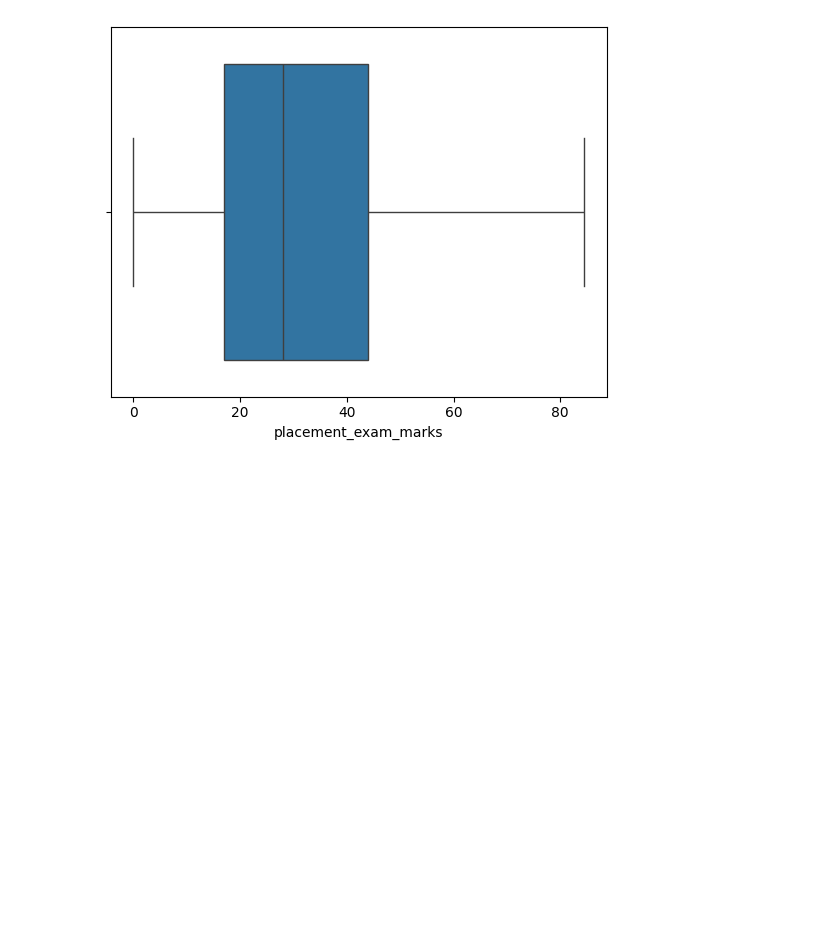
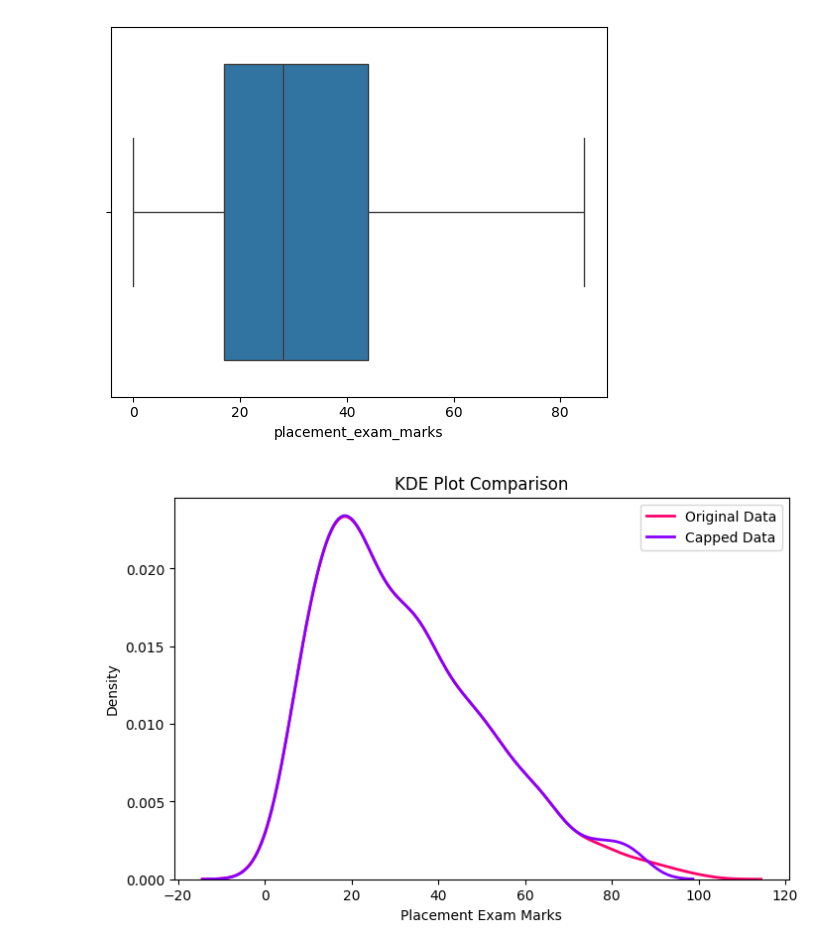
Before and after one commit to neelkumar01/Machine-Learning-Notebooks, a Jupyter notebook: Notebooks/028-IQR-method-outlier-handling/nb.ipynb, the cells around one changed output. Saved outputs shown, nothing was run; the diff lists cells and outputs as text; code cells hidden in the pictures; blank space fills up the shorter version.

```diff
--- a/Notebooks/028-IQR-method-outlier-handling/nb.ipynb
+++ b/Notebooks/028-IQR-method-outlier-handling/nb.ipynb
@@ -181,3 +181,32 @@ sb.boxplot(data=df_capped, x='placement_exam_marks')
 # %% [output]
 <Axes: xlabel='placement_exam_marks'>
 [figure]
+# %%
+import seaborn as sb
+import matplotlib.pyplot as plt
+
+plt.figure(figsize=(8,5))
+
+sb.kdeplot(
+    data=df['placement_exam_marks'],
+    color="#ff006a",
+    linestyle='-',
+    linewidth=2,
+    label="Original Data"
+)
+
+sb.kdeplot(
+    data=df_capped['placement_exam_marks'],
+    color="#8800ff",
+    linestyle='-',
+    linewidth=2,
+    label="Capped Data"
+)
+
+plt.legend()
+plt.title("KDE Plot Comparison")
+plt.xlabel("Placement Exam Marks")
+plt.ylabel("Density")
+plt.show()
+# %% [output]
+[figure, added]
```
